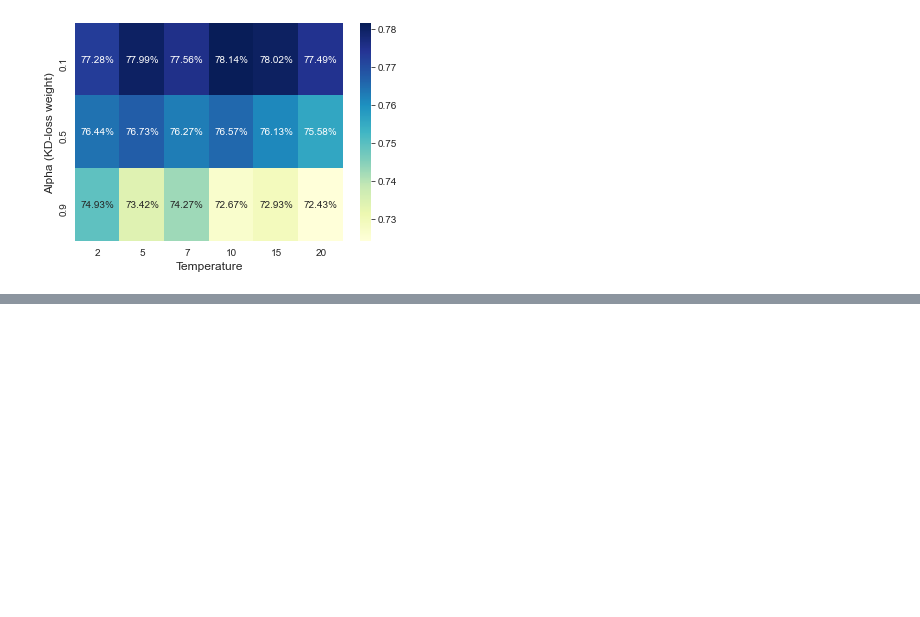
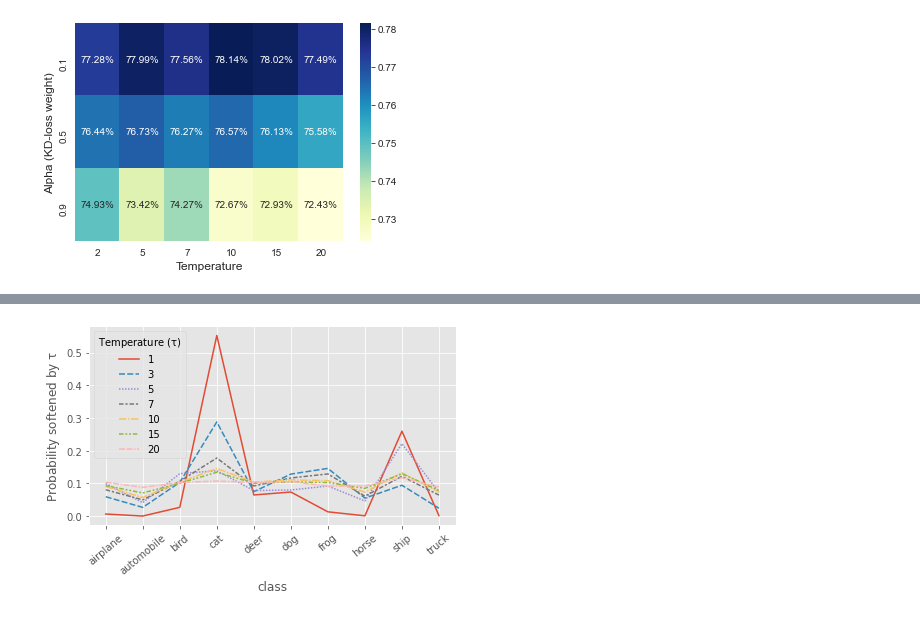
Before and after one commit to seanjparker/knowledge-distillation, a Jupyter notebook: notebooks/kd-analysis.ipynb, the cells around one changed output, grey strips where cells are left out. Saved outputs shown, nothing was run; the diff lists cells and outputs as text; code cells hidden in the pictures; blank space fills up the shorter version.

```diff
--- a/notebooks/kd-analysis.ipynb
+++ b/notebooks/kd-analysis.ipynb
@@ -148,0 +185,20 @@ with sns.axes_style('white'):
+# %%
+d_temp = {'prob': [], 'class': [], 'temperature': []}
+for i in results:
+    for index, prob in enumerate(i[1]):
+        d_temp['prob'].append(prob)
+        d_temp['class'].append(cifar_class_names[index])
+        d_temp['temperature'].append(int(i[0]))
+temp_df = pd.DataFrame(data=d_temp)
+temp_wide = temp_df.pivot('class', 'temperature', 'prob')
+
+#with sns.axes_style('white'):
+ax = sns.lineplot(data=temp_wide)
+ax.legend(title=r'Temperature ($\mathrm{\tau})$')
+ax.set(xlabel='class', ylabel=r'Probability softened by $\mathrm{\tau}$')
+plt.xticks(plt.xticks()[0], cifar_class_names, rotation=40)
+plt.tight_layout()
+plt.show()
+ax.get_figure().savefig('cat_test_plot.png', dpi=400)
+# %% [output]
+[figure, added]
```
Also changed, not shown: parts of 6 cells of this notebook.
